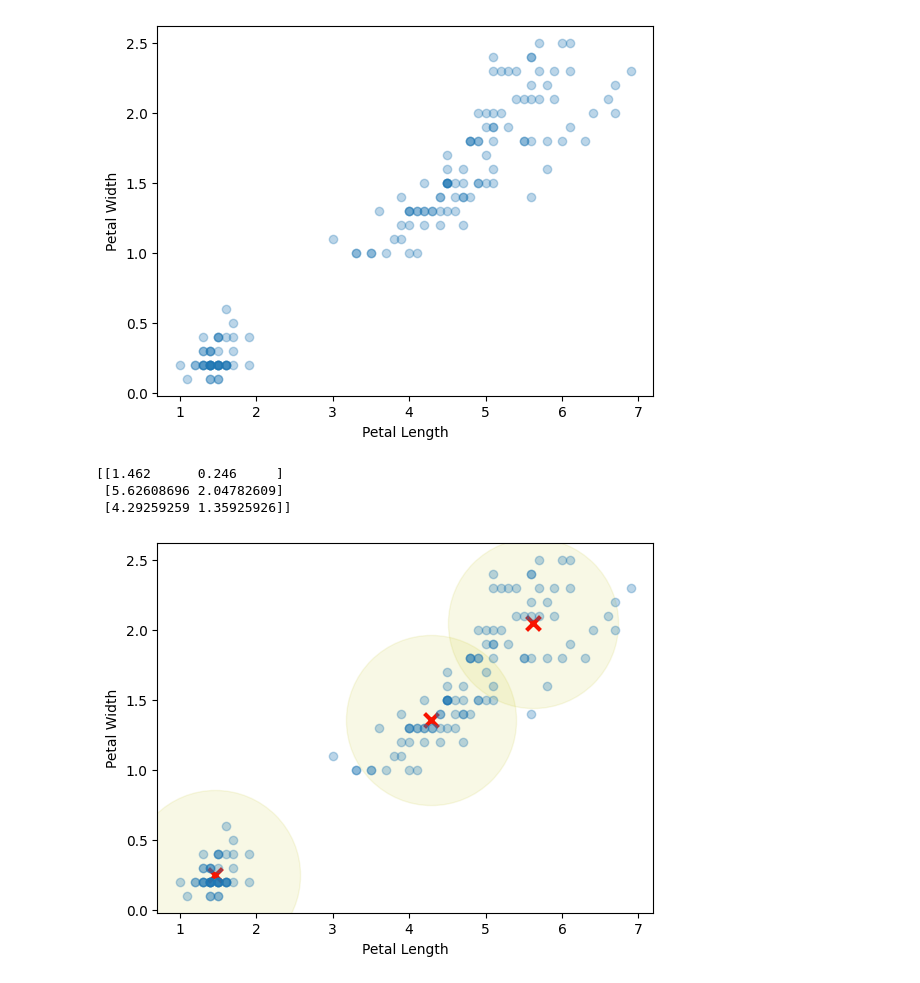
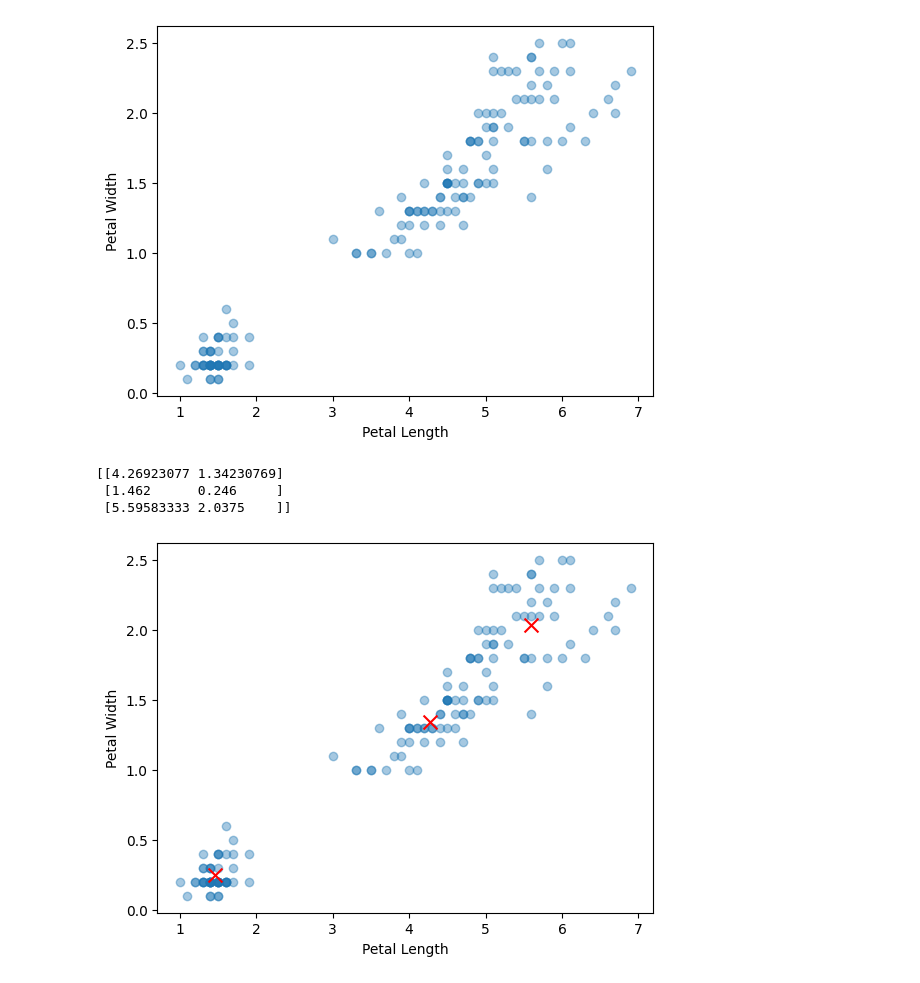
Before and after one commit to fboldt/aulas-am-bsi, a Jupyter notebook: aula13a_kmeans.ipynb, the cells around one changed output. Cells and saved outputs as stored; diff of their text form; code cells hidden in the pictures.

```diff
--- a/aula13a_kmeans.ipynb
+++ b/aula13a_kmeans.ipynb
@@ -25,57 +25,54 @@ from sklearn.base import BaseEstimator, ClusterMixin, TransformerMixin
 import numpy as np
 
 
 class KMeans(BaseEstimator, ClusterMixin, TransformerMixin):
     def __init__(self, n_clusters=3, max_iter=100):
         self.n_clusters = n_clusters
         self.max_iter = max_iter
 
     def fit(self, X, y=None):
-        self.centroids_ = X[np.random.choice(len(X), self.n_clusters)]
-        self.previous_centroids = [self.centroids_.copy()]
+        self.centroids_ = X[np.random.choice(X.shape[0], self.n_clusters)]
+        self.previous_centroids_ = [self.centroids_.copy()]
         while self.max_iter > 0:
-          self.max_iter -= 1
-          ypred = self.predict(X)
-          for i in range(self.n_clusters):
-            self.centroids_[i] = X[ypred == i].mean(axis=0)
-          if np.allclose(self.centroids_, self.previous_centroids[-1]):
-            break
-          self.previous_centroids.append(self.centroids_.copy())
+            self.max_iter -= 1
+            ypred = self.predict(X)
+            for i in range(self.n_clusters):
+                self.centroids_[i] = X[ypred==i].mean(axis=0)
+            if np.allclose(self.centroids_, self.previous_centroids_[-1]):
+                break
+            self.previous_centroids_.append(self.centroids_.copy())
         self.centroids_ = np.array(self.centroids_)
         return self
 
     def distances(self, x):
         diferences = self.centroids_ - x
-        squared = np.square(diferences)
-        summed = np.sum(squared, axis=1)
+        squared = diferences ** 2
+        summed = squared.sum(axis=1)
         root = np.sqrt(summed)
         return root
 
     def predict(self, X):
-        ypred = np.empty((X.shape[0],))
+        ypred = np.empty(X.shape[0])
         for i, x in enumerate(X):
             distances = self.distances(x)
             centroid = np.argmin(distances)
             ypred[i] = centroid
         return ypred
 
-
-kmeans = KMeans(n_clusters=3)
+kmeans = KMeans(n_clusters=3, max_iter=100)
 kmeans.fit(X)
 print(kmeans.centroids_)
 
-centroids = kmeans.centroids_
-plt.scatter(centroids[:,0],centroids[:,1],
-            marker='x', color='r', s=100, linewidths=3)
-plt.scatter(centroids[:,0],centroids[:,1],
-            marker='o', color='y', s=15000, alpha=0.1)
-plt.scatter(X[:,0],X[:,1],alpha=0.3)
-plt.xlabel("Petal Length")
-plt.ylabel("Petal Width")
+plt.scatter(X[:,0],X[:,1],alpha=0.4)
+plt.scatter(kmeans.centroids_[:,0],
+            kmeans.centroids_[:,1],
+            marker='x', color='r', s=100)
+plt.xlabel('Petal Length')
+plt.ylabel('Petal Width')
 plt.show()
 # %% [output]
-[[1.462      0.246     ]
- [5.62608696 2.04782609]
- [4.29259259 1.35925926]]
+[[4.26923077 1.34230769]
+ [1.462      0.246     ]
+ [5.59583333 2.0375    ]]
-[figure, old version]
+[figure, new version]
 # %%
```
Also changed, not shown: parts of 20 cells of this notebook.
